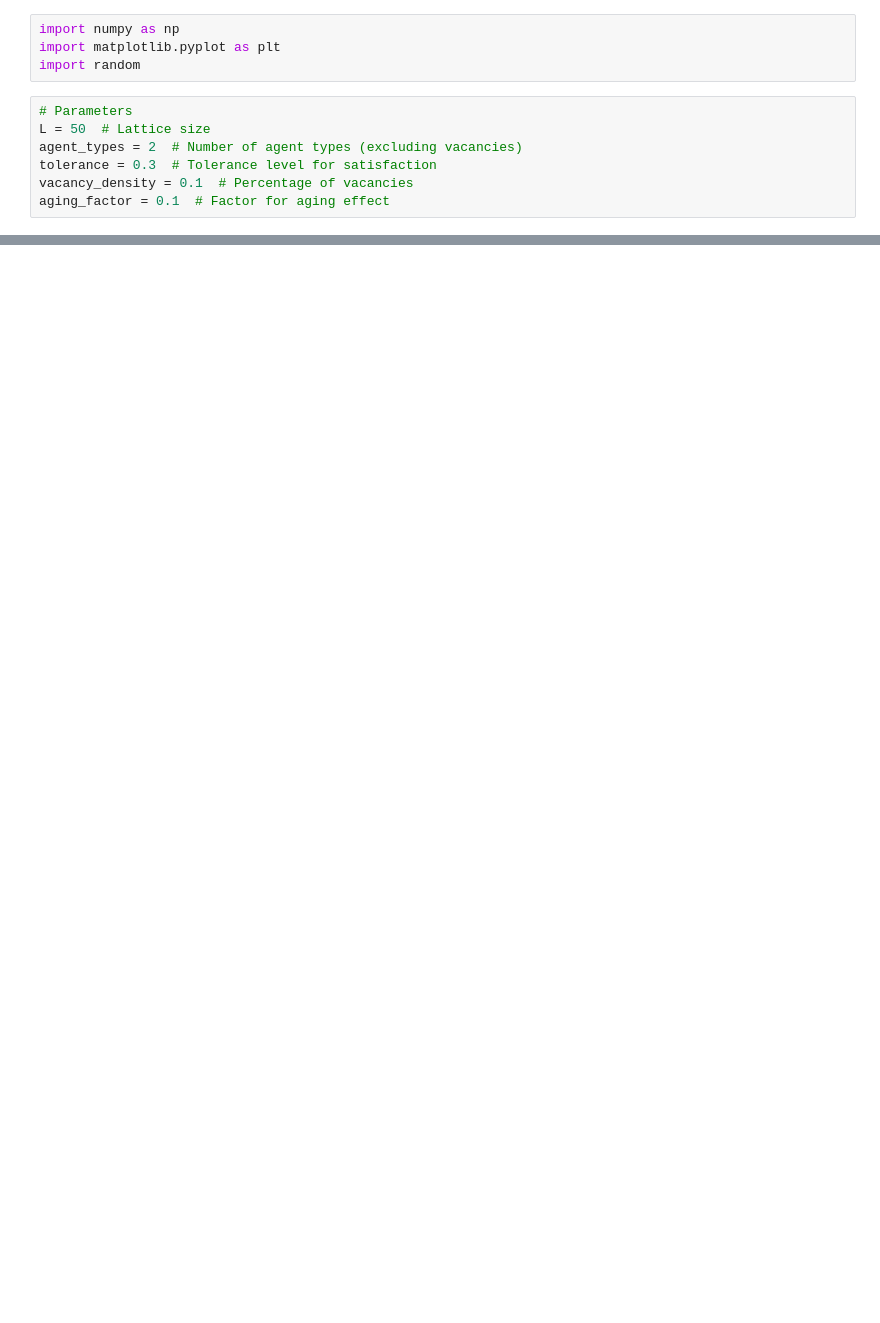
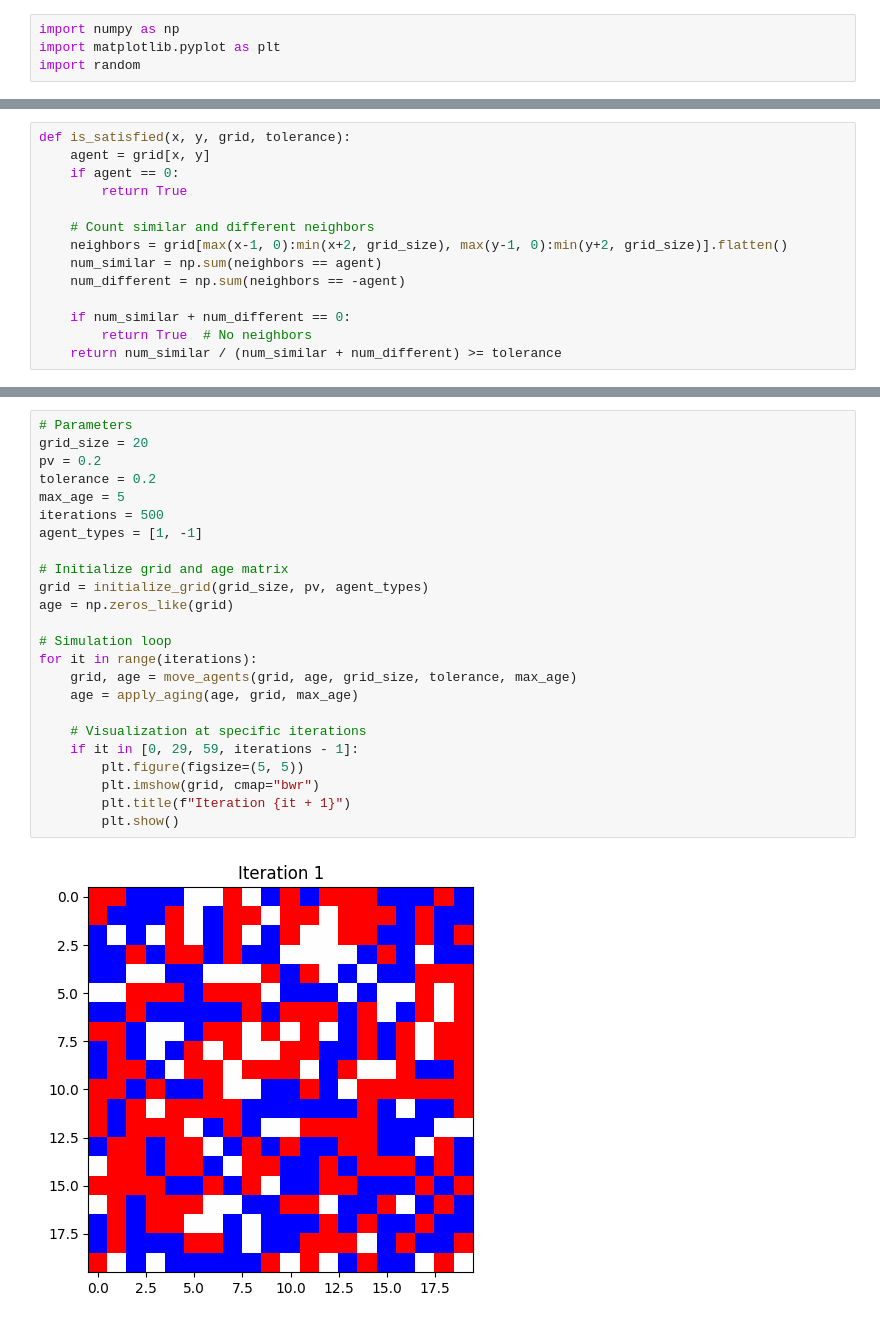
Before and after one commit to piovesanaedoardo/Agent-based-modelling-of-complex-systems_Project, a Jupyter notebook: main.ipynb, the cells around one changed output, grey strips where cells are left out. Saved outputs shown, nothing was run; the diff lists cells and outputs as text; blank space fills up the shorter version.

```diff
--- a/main.ipynb
+++ b/main.ipynb
@@ -2,10 +2,3 @@
 import numpy as np
 import matplotlib.pyplot as plt
 import random
-# %%
-# Parameters
-L = 50  # Lattice size
-agent_types = 2  # Number of agent types (excluding vacancies)
-tolerance = 0.3  # Tolerance level for satisfaction
-vacancy_density = 0.1  # Percentage of vacancies
-aging_factor = 0.1  # Factor for aging effect
@@ -133,0 +23,14 @@ segregation_index
+# %%
+def is_satisfied(x, y, grid, tolerance):
+    agent = grid[x, y]
+    if agent == 0:
+        return True
+
+    # Count similar and different neighbors
+    neighbors = grid[max(x-1, 0):min(x+2, grid_size), max(y-1, 0):min(y+2, grid_size)].flatten()
+    num_similar = np.sum(neighbors == agent)
+    num_different = np.sum(neighbors == -agent)
+
+    if num_similar + num_different == 0:
+        return True  # No neighbors
+    return num_similar / (num_similar + num_different) >= tolerance
@@ -133,0 +67,26 @@ segregation_index
+# %%
+# Parameters
+grid_size = 20
+pv = 0.2
+tolerance = 0.2
+max_age = 5
+iterations = 500
+agent_types = [1, -1]
+
+# Initialize grid and age matrix
+grid = initialize_grid(grid_size, pv, agent_types)
+age = np.zeros_like(grid)
+
+# Simulation loop
+for it in range(iterations):
+    grid, age = move_agents(grid, age, grid_size, tolerance, max_age)
+    age = apply_aging(age, grid, max_age)
+
+    # Visualization at specific iterations
+    if it in [0, 29, 59, iterations - 1]:
+        plt.figure(figsize=(5, 5))
+        plt.imshow(grid, cmap="bwr")
+        plt.title(f"Iteration {it + 1}")
+        plt.show()
+# %% [output]
+[figure, added]
```
Also changed, not shown: parts of 10 cells of this notebook, 6 other files.
